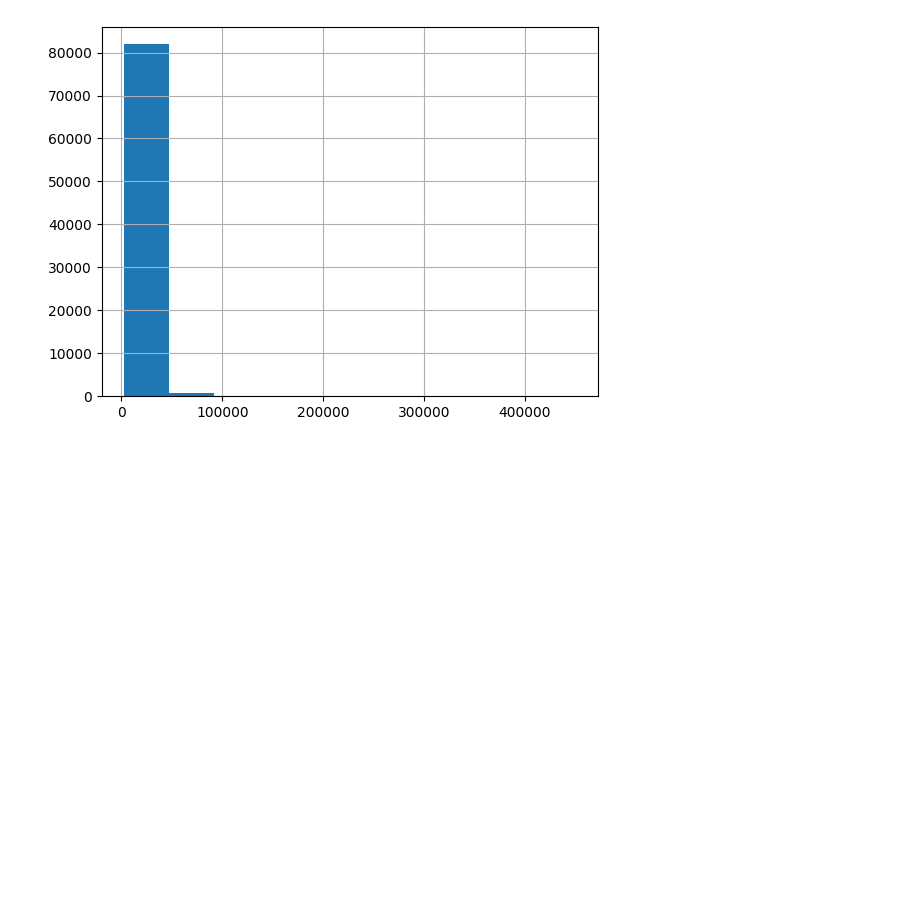
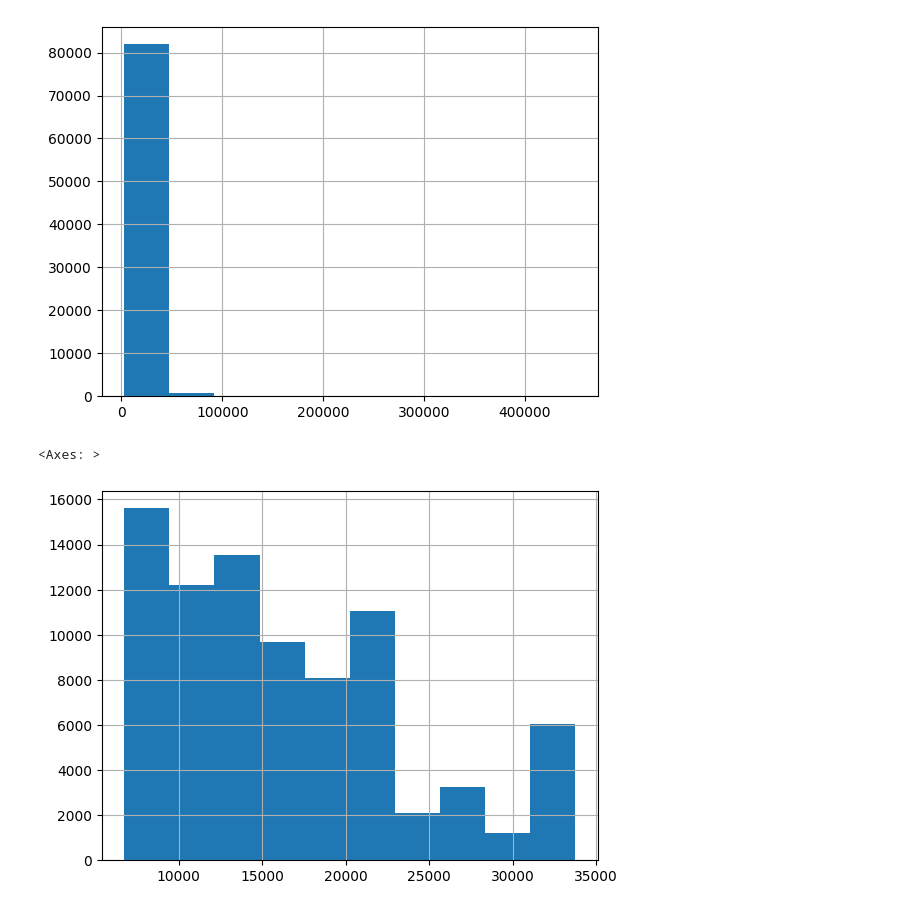
Before and after one commit to maacunap76/Especiaizacion_ML_Deep_DMC, a Jupyter notebook: Supervised_models/Logistic_regression/Credit_Scoring.ipynb, the cells around one changed output. Drawn from its saved outputs; the diff is of its cells as text; code cells hidden in the pictures; blank space fills up the shorter version.

```diff
--- a/Supervised_models/Logistic_regression/Credit_Scoring.ipynb
+++ b/Supervised_models/Logistic_regression/Credit_Scoring.ipynb
@@ -190,0 +191,5 @@ train.Client_Income.hist()
+# %%
+train.Client_Income_tric.hist()
+# %% [output]
+<Axes: >
+[figure, added]
```
Also changed, not shown: parts of 10 cells of this notebook.
